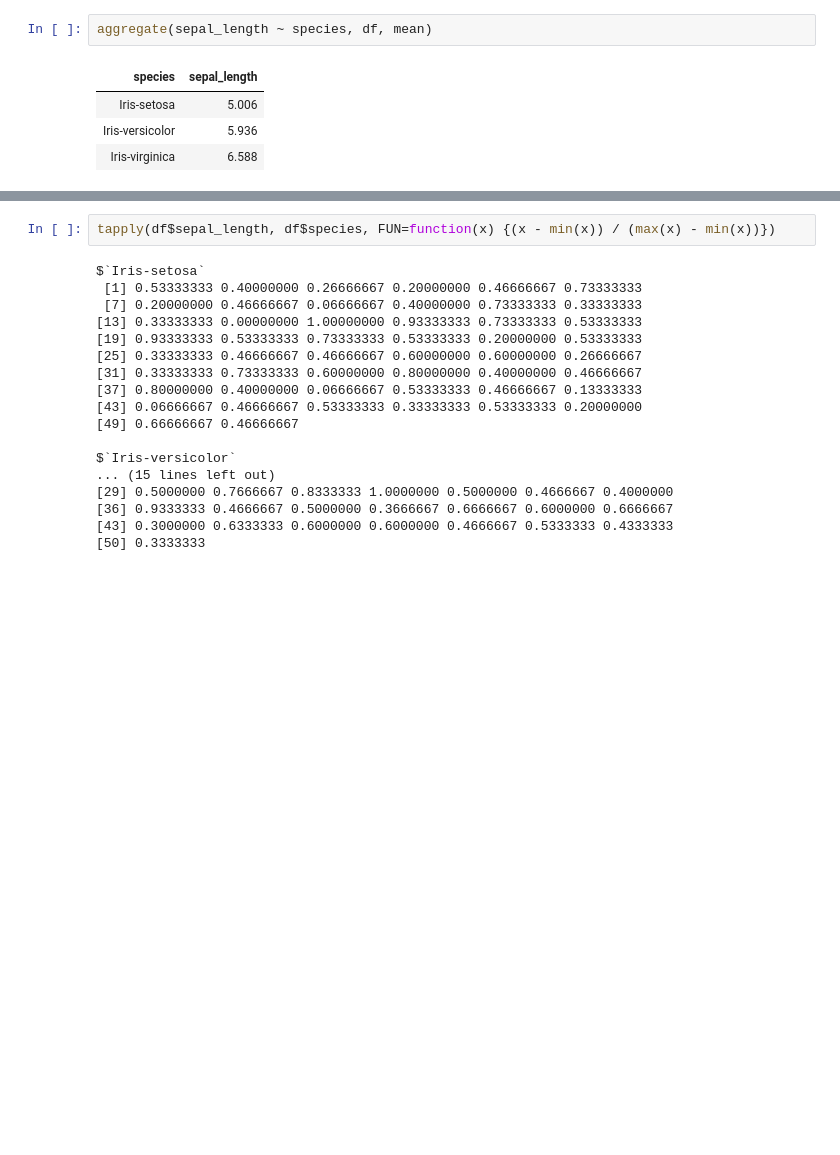
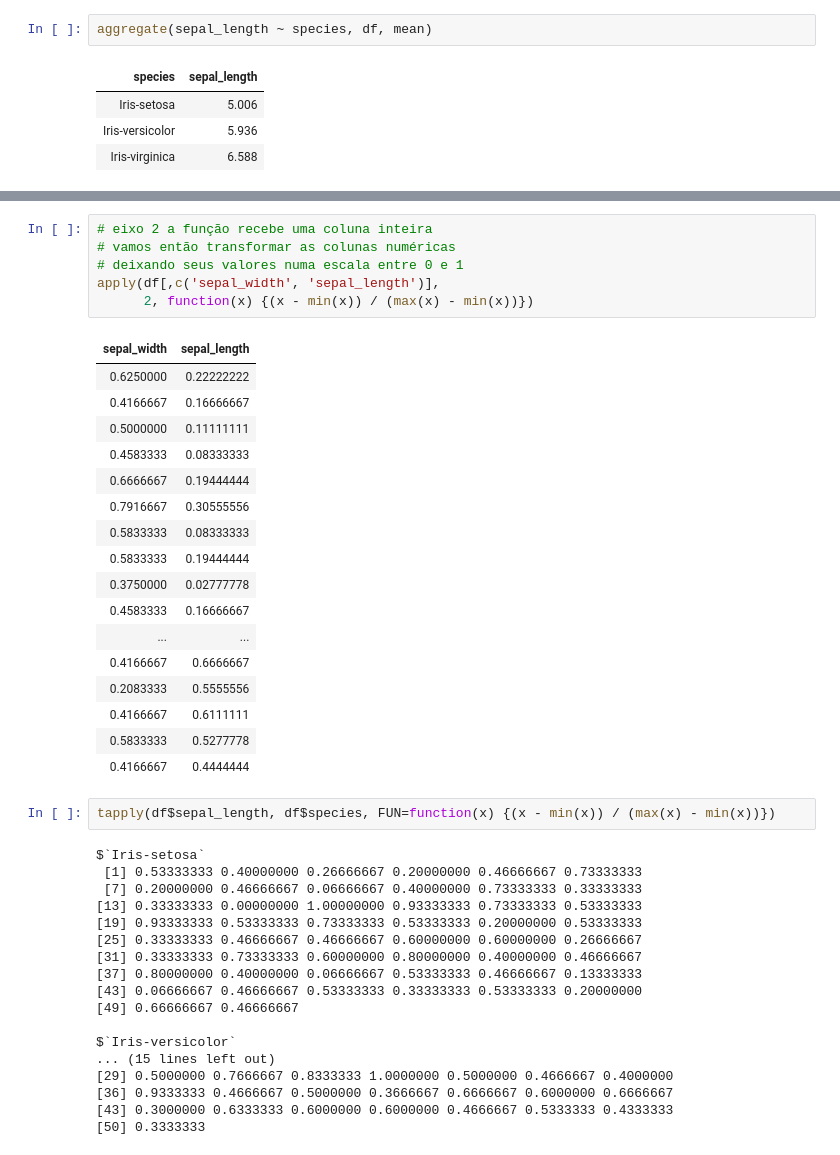
Before and after one commit to raphaelcampos/introducao-linguagens-estatisticas, a Jupyter notebook: R/aula_02/estruturas_dados_avancadas.ipynb, the cells around one changed output, grey strips where cells are left out. Saved outputs shown, nothing was run; the diff lists cells and outputs as text; blank space fills up the shorter version.

Commit message:
exemplo do apply

```diff
--- a/R/aula_02/estruturas_dados_avancadas.ipynb
+++ b/R/aula_02/estruturas_dados_avancadas.ipynb
@@ -481,3 +492,27 @@ aggregate(sepal_length ~ species, df, mean)
+# %%
+# eixo 2 a função recebe uma coluna inteira
+# vamos então transformar as colunas numéricas
+# deixando seus valores numa escala entre 0 e 1
+apply(df[,c('sepal_width', 'sepal_length')],
+      2, function(x) {(x - min(x)) / (max(x) - min(x))})
+# %% [output]
+| sepal_width | sepal_length |
+| 0.6250000 | 0.22222222 |
+| 0.4166667 | 0.16666667 |
+| 0.5000000 | 0.11111111 |
+| 0.4583333 | 0.08333333 |
+| 0.6666667 | 0.19444444 |
+| 0.7916667 | 0.30555556 |
+| 0.5833333 | 0.08333333 |
+| 0.5833333 | 0.19444444 |
+| 0.3750000 | 0.02777778 |
+| 0.4583333 | 0.16666667 |
+| ... | ... |
+| 0.4166667 | 0.6666667 |
+| 0.2083333 | 0.5555556 |
+| 0.4166667 | 0.6111111 |
+| 0.5833333 | 0.5277778 |
+| 0.4166667 | 0.4444444 |
 # %%
 tapply(df$sepal_length, df$species, FUN=function(x) {(x - min(x)) / (max(x) - min(x))})
 # %% [output]
```
Also changed, not shown: parts of 4 cells of this notebook, 4 other files.
